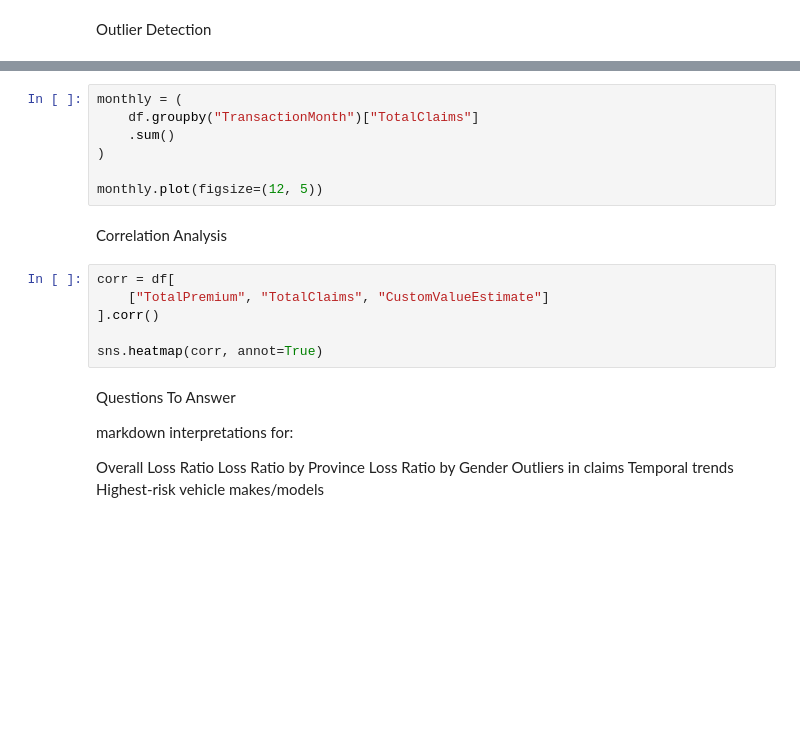
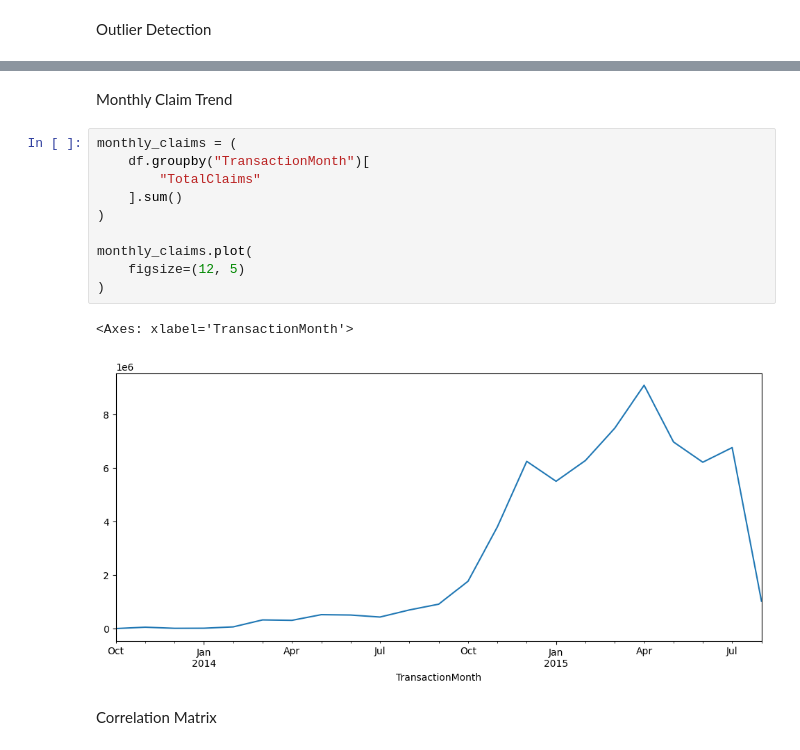
Before and after one commit to melimhur-eng/insurance-risk-analytics, a Jupyter notebook: notebooks/01_eda.ipynb, the cells around one changed output, grey strips where cells are left out. Cells and saved outputs as stored; diff of their text form; blank space fills up the shorter version.

```diff
--- a/notebooks/01_eda.ipynb
+++ b/notebooks/01_eda.ipynb
@@ -75,26 +126,17 @@ Temporal Trends
+# %% [markdown]
+Monthly Claim Trend
 # %%
-monthly = (
-    df.groupby("TransactionMonth")["TotalClaims"]
-    .sum()
+monthly_claims = (
+    df.groupby("TransactionMonth")[
+        "TotalClaims"
+    ].sum()
 )
 
-monthly.plot(figsize=(12, 5))
+monthly_claims.plot(
+    figsize=(12, 5)
+)
+# %% [output]
+<Axes: xlabel='TransactionMonth'>
+[figure, added]
 # %% [markdown]
-Correlation Analysis
+Correlation Matrix
-# %%
-corr = df[
-    ["TotalPremium", "TotalClaims", "CustomValueEstimate"]
-].corr()
-
-sns.heatmap(corr, annot=True)
-# %% [markdown]
-Questions To Answer
-
-markdown interpretations for:
-
-Overall Loss Ratio
-Loss Ratio by Province
-Loss Ratio by Gender
-Outliers in claims
-Temporal trends
-Highest-risk vehicle makes/models
```
Also changed, not shown: parts of 25 cells of this notebook, 2 other files.
